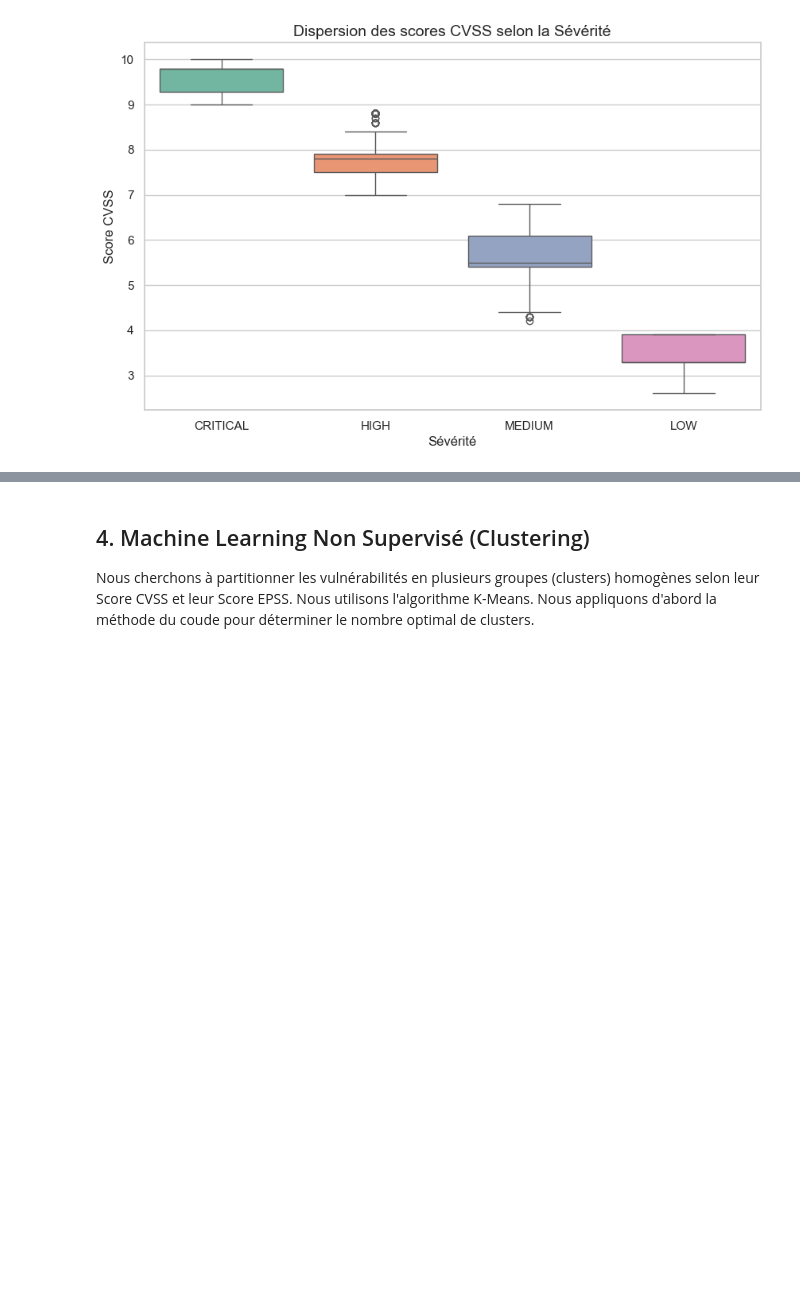
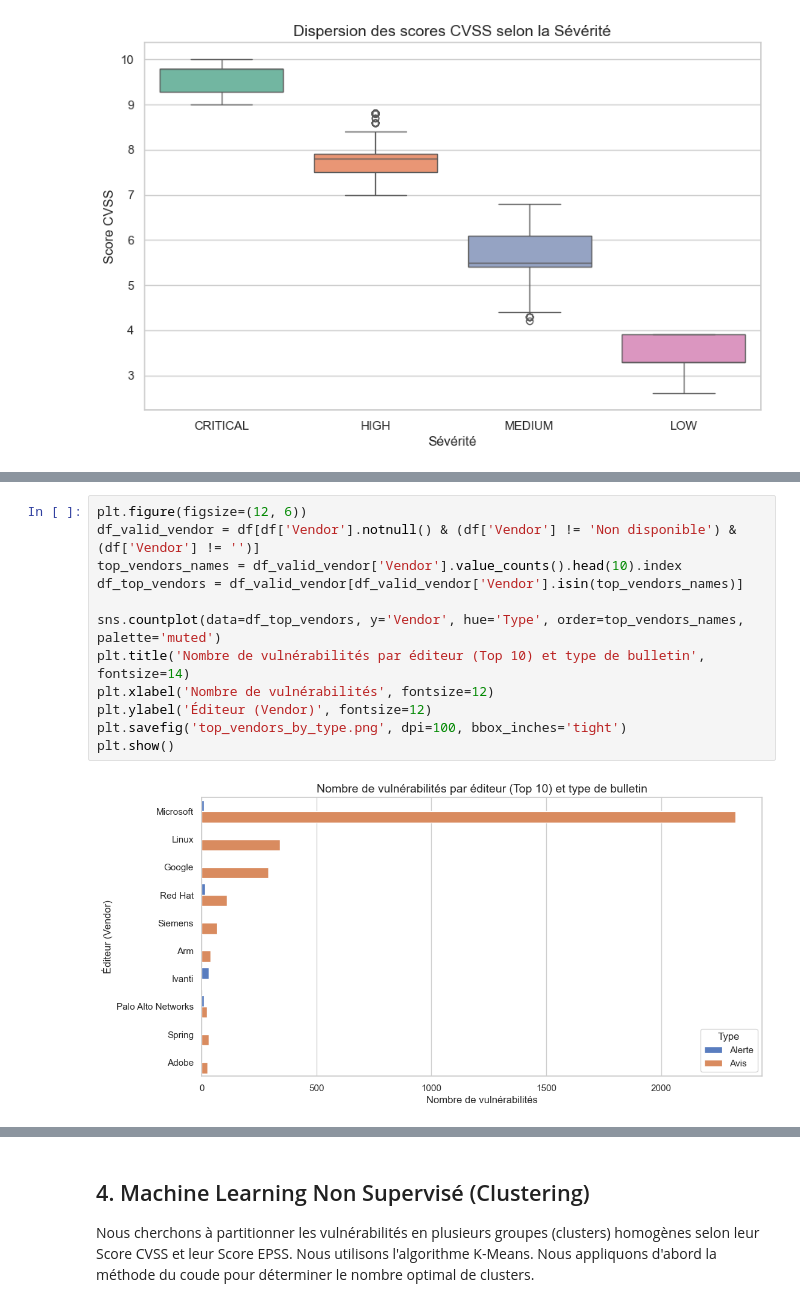
Before and after one commit to Plumeline/Project_Mastercamp_2026, a Jupyter notebook: DataAnalysis.ipynb, the cells around one changed output, grey strips where cells are left out. Saved outputs shown, nothing was run; the diff lists cells and outputs as text; blank space fills up the shorter version.

```diff
--- a/DataAnalysis.ipynb
+++ b/DataAnalysis.ipynb
@@ -249,0 +253,14 @@ plt.show()
+# %%
+plt.figure(figsize=(12, 6))
+df_valid_vendor = df[df['Vendor'].notnull() & (df['Vendor'] != 'Non disponible') & (df['Vendor'] != '')]
+top_vendors_names = df_valid_vendor['Vendor'].value_counts().head(10).index
+df_top_vendors = df_valid_vendor[df_valid_vendor['Vendor'].isin(top_vendors_names)]
+
+sns.countplot(data=df_top_vendors, y='Vendor', hue='Type', order=top_vendors_names, palette='muted')
+plt.title('Nombre de vulnérabilités par éditeur (Top 10) et type de bulletin', fontsize=14)
+plt.xlabel('Nombre de vulnérabilités', fontsize=12)
+plt.ylabel('Éditeur (Vendor)', fontsize=12)
+plt.savefig('top_vendors_by_type.png', dpi=100, bbox_inches='tight')
+plt.show()
+# %% [output]
+[figure, added]
```
Also changed, not shown: parts of 7 cells of this notebook, 5 other files.
